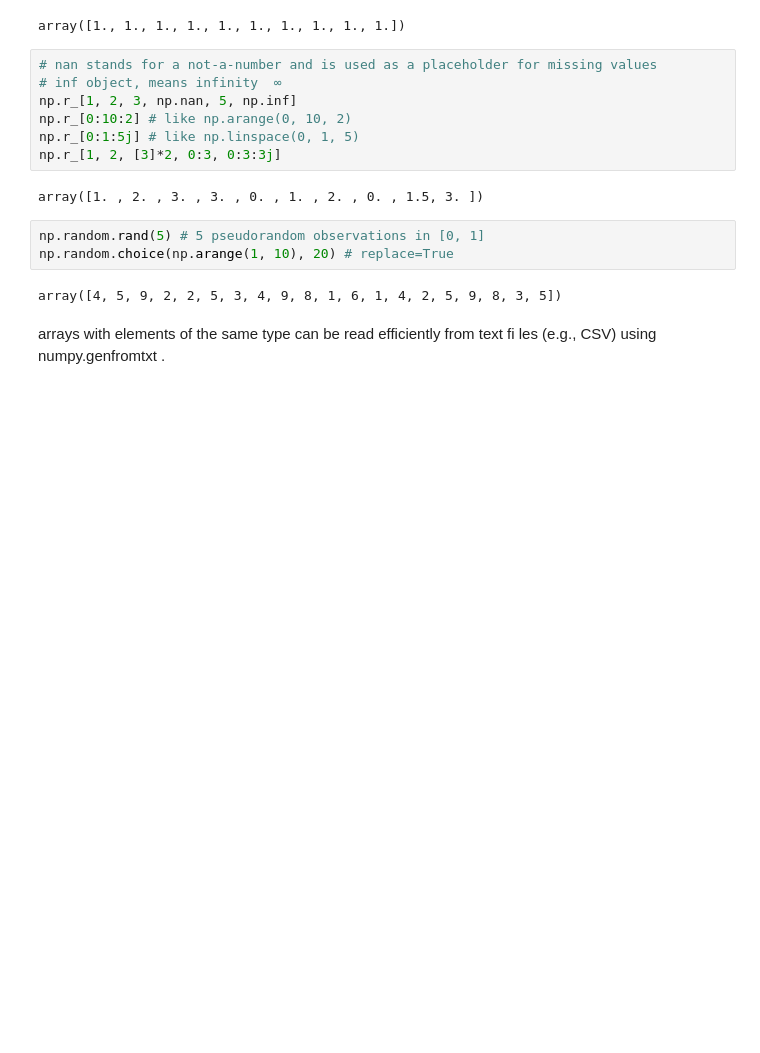
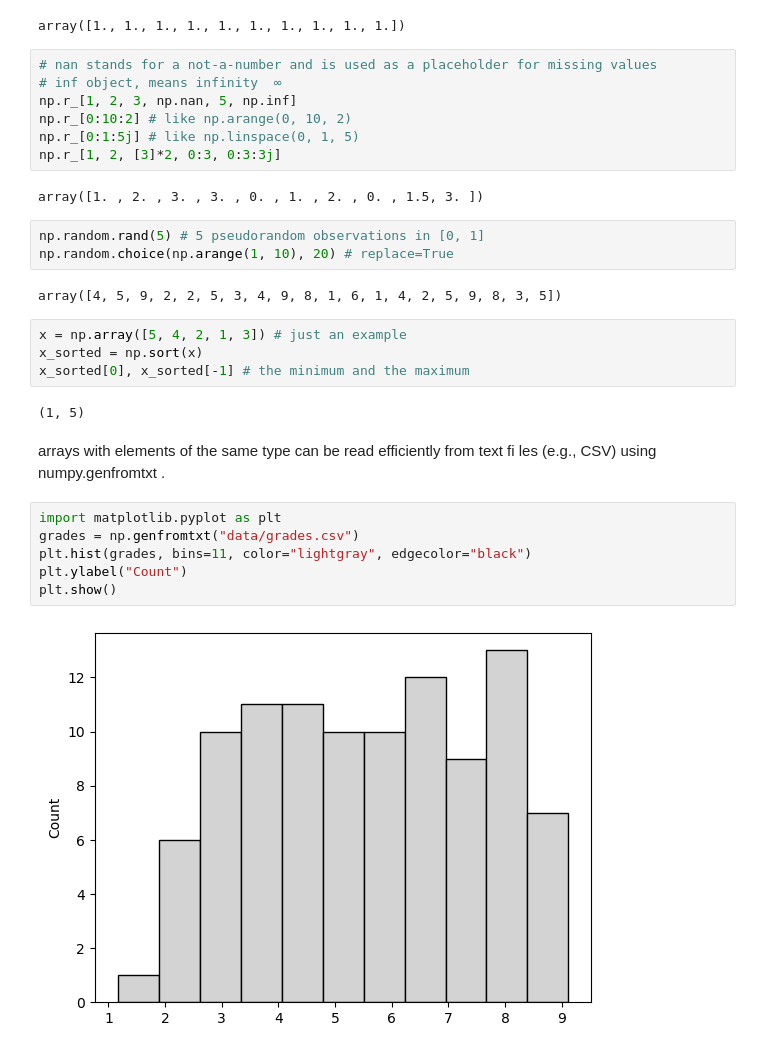
Before and after one commit to MaCoZu/python_notebooks, a Jupyter notebook: 3.0_Numpy.ipynb, the cells around one changed output. Cells and saved outputs as stored; diff of their text form; blank space fills up the shorter version.

```diff
--- a/3.0_Numpy.ipynb
+++ b/3.0_Numpy.ipynb
@@ -1072,5 +1072,19 @@ np.random.rand(5) # 5 pseudorandom observations in [0, 1]
 np.random.choice(np.arange(1, 10), 20) # replace=True
 # %% [output]
 array([4, 5, 9, 2, 2, 5, 3, 4, 9, 8, 1, 6, 1, 4, 2, 5, 9, 8, 3, 5])
+# %%
+x = np.array([5, 4, 2, 1, 3]) # just an example
+x_sorted = np.sort(x)
+x_sorted[0], x_sorted[-1] # the minimum and the maximum
+# %% [output]
+(1, 5)
 # %% [markdown]
 arrays with elements of the same type can be read efficiently from text fi les (e.g., CSV) using numpy.genfromtxt .
+# %%
+import matplotlib.pyplot as plt
+grades = np.genfromtxt("data/grades.csv")
+plt.hist(grades, bins=11, color="lightgray", edgecolor="black")
+plt.ylabel("Count")
+plt.show()
+# %% [output]
+[figure, added]
```
Also changed, not shown: 14 other files.
